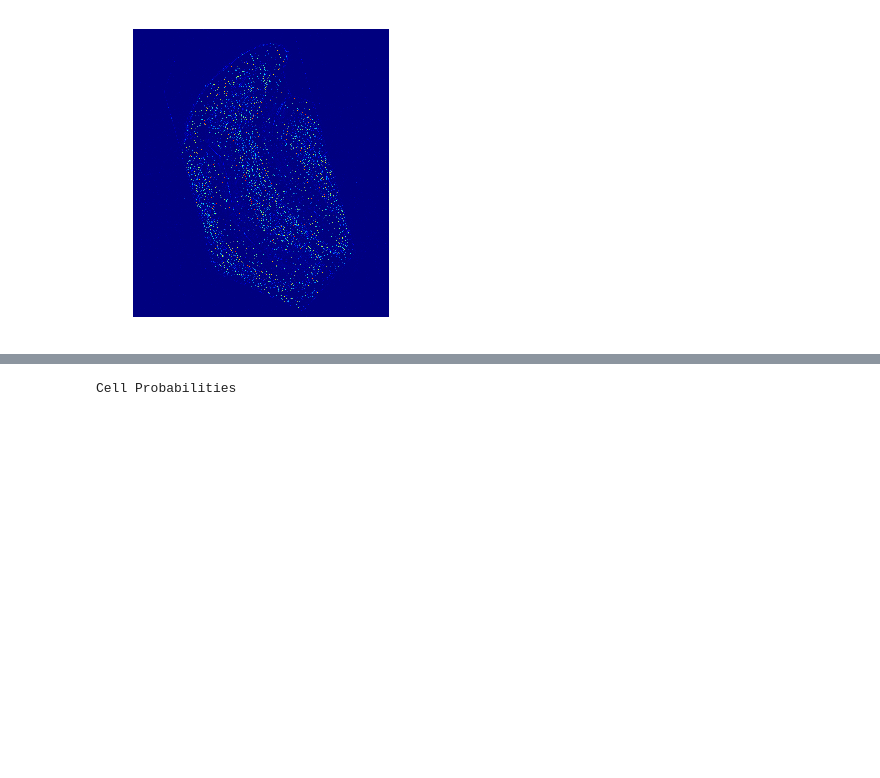
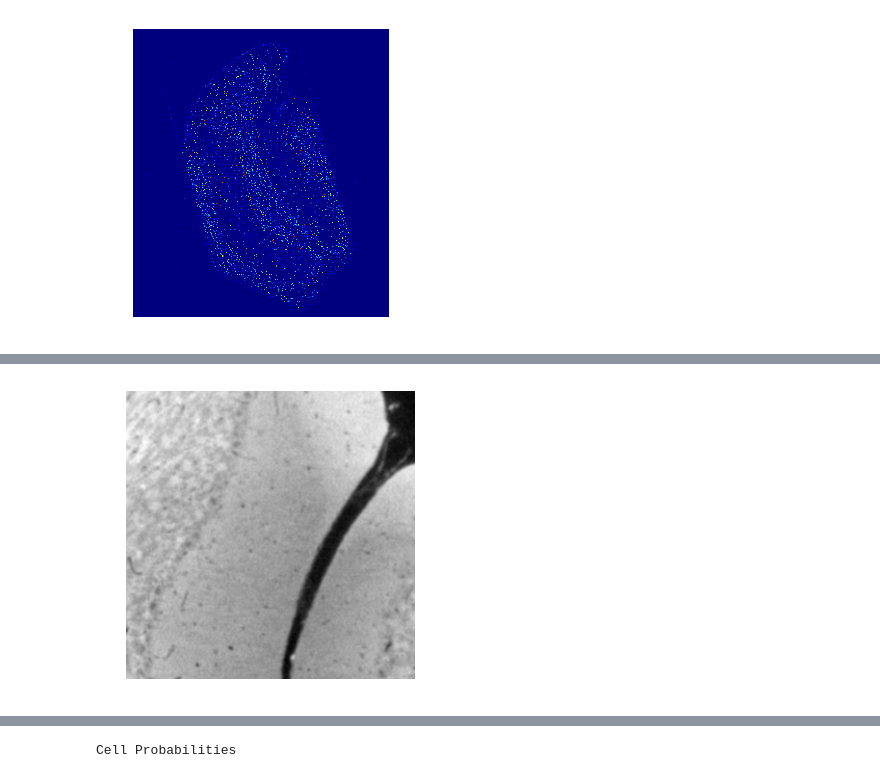
Before and after one commit to htem/xbrain-py, a Jupyter notebook: code/xbrain_ilastik_workflow_celldetect_vesselseg.ipynb, the cells around one changed output, grey strips where cells are left out. Drawn from its saved outputs; the diff is of its cells as text; code cells hidden in the pictures; blank space fills up the shorter version.

```diff
--- a/code/xbrain_ilastik_workflow_celldetect_vesselseg.ipynb
+++ b/code/xbrain_ilastik_workflow_celldetect_vesselseg.ipynb
@@ -105,0 +106,4 @@ print("crop_input_data shape", crop_input_data.shape)
+# %%
+ndp.plot(crop_input_data, slice=50, cmap1='gray')
+# %% [output]
+[figure, added]
```
Also changed, not shown: parts of 20 cells of this notebook, 4 other files.
